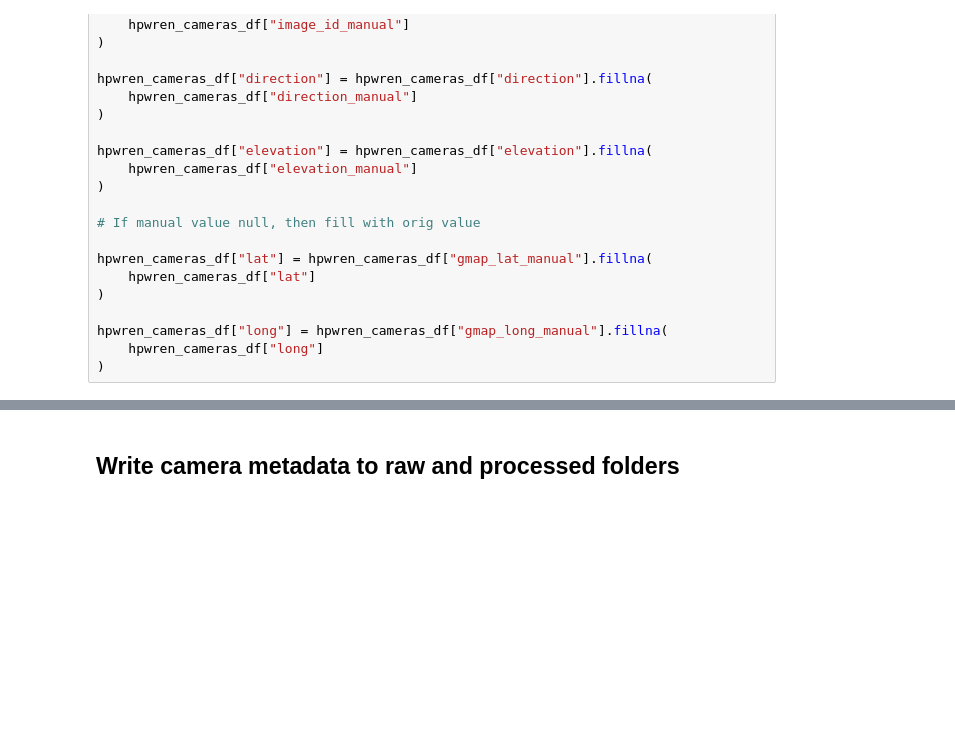
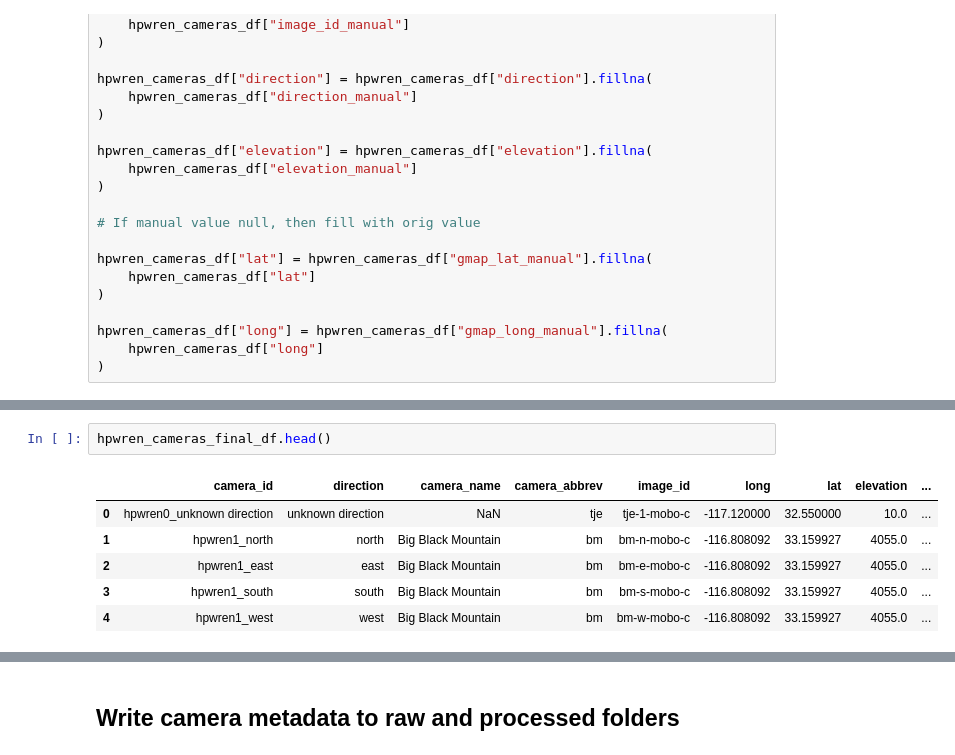
Before and after one commit to shaneluna/smokeynet-engineering, a Jupyter notebook: notebooks/camera_metadata/1_process_camera_metadata.ipynb, the cells around one changed output, grey strips where cells are left out. Drawn from its saved outputs; the diff is of its cells as text; blank space fills up the shorter version.

```diff
--- a/notebooks/camera_metadata/1_process_camera_metadata.ipynb
+++ b/notebooks/camera_metadata/1_process_camera_metadata.ipynb
@@ -238,0 +351,9 @@ hpwren_cameras_df["long"] = hpwren_cameras_df["gmap_long_manual"].fillna(
+# %%
+hpwren_cameras_final_df.head()
+# %% [output]
+|  | camera_id | direction | camera_name | camera_abbrev | image_id | long | lat | elevation | ... |
+| 0 | hpwren0_unknown direction | unknown direction | NaN | tje | tje-1-mobo-c | -117.120000 | 32.550000 | 10.0 | ... |
+| 1 | hpwren1_north | north | Big Black Mountain | bm | bm-n-mobo-c | -116.808092 | 33.159927 | 4055.0 | ... |
+| 2 | hpwren1_east | east | Big Black Mountain | bm | bm-e-mobo-c | -116.808092 | 33.159927 | 4055.0 | ... |
+| 3 | hpwren1_south | south | Big Black Mountain | bm | bm-s-mobo-c | -116.808092 | 33.159927 | 4055.0 | ... |
+| 4 | hpwren1_west | west | Big Black Mountain | bm | bm-w-mobo-c | -116.808092 | 33.159927 | 4055.0 | ... |
```
Also changed, not shown: parts of 8 cells of this notebook, 10 other files.
